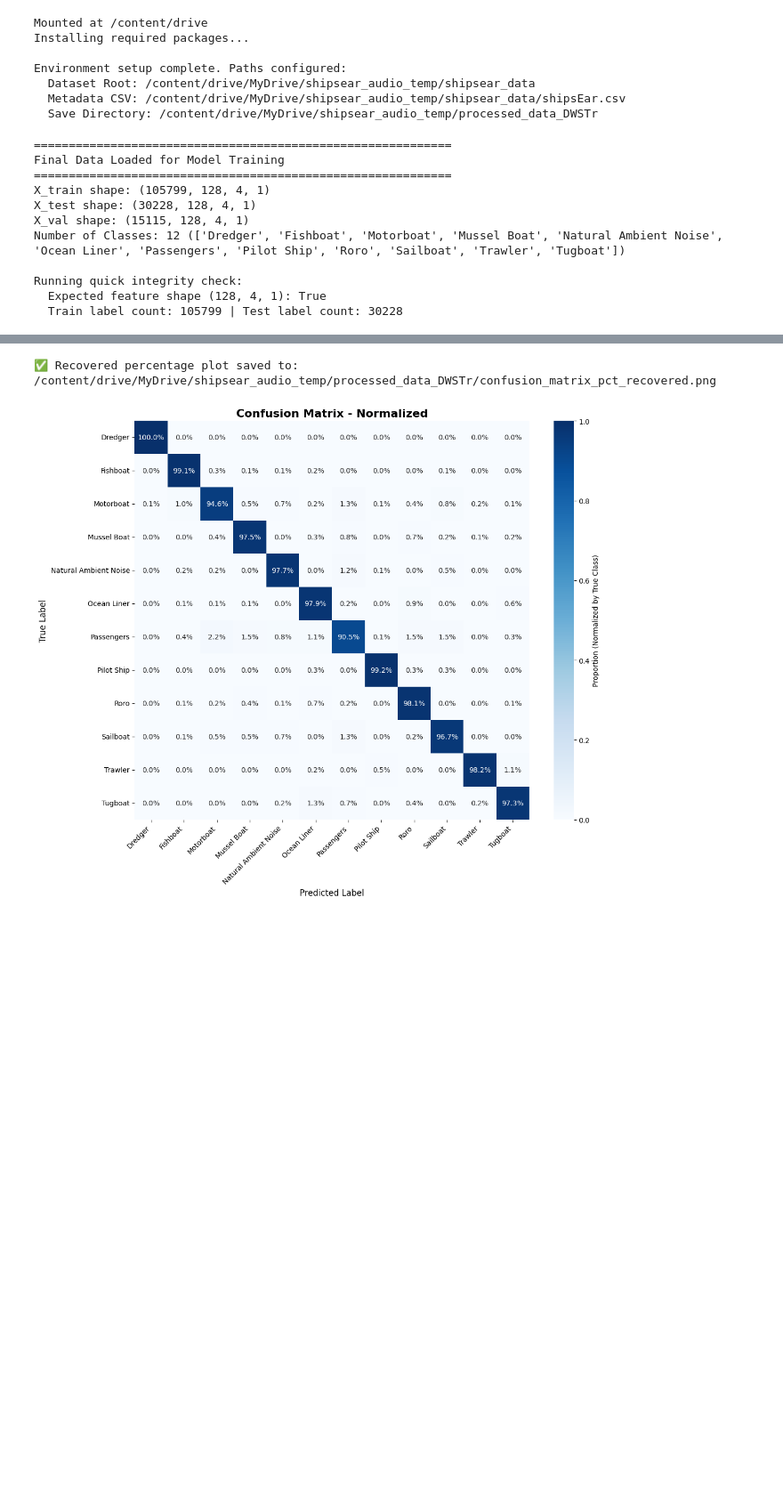
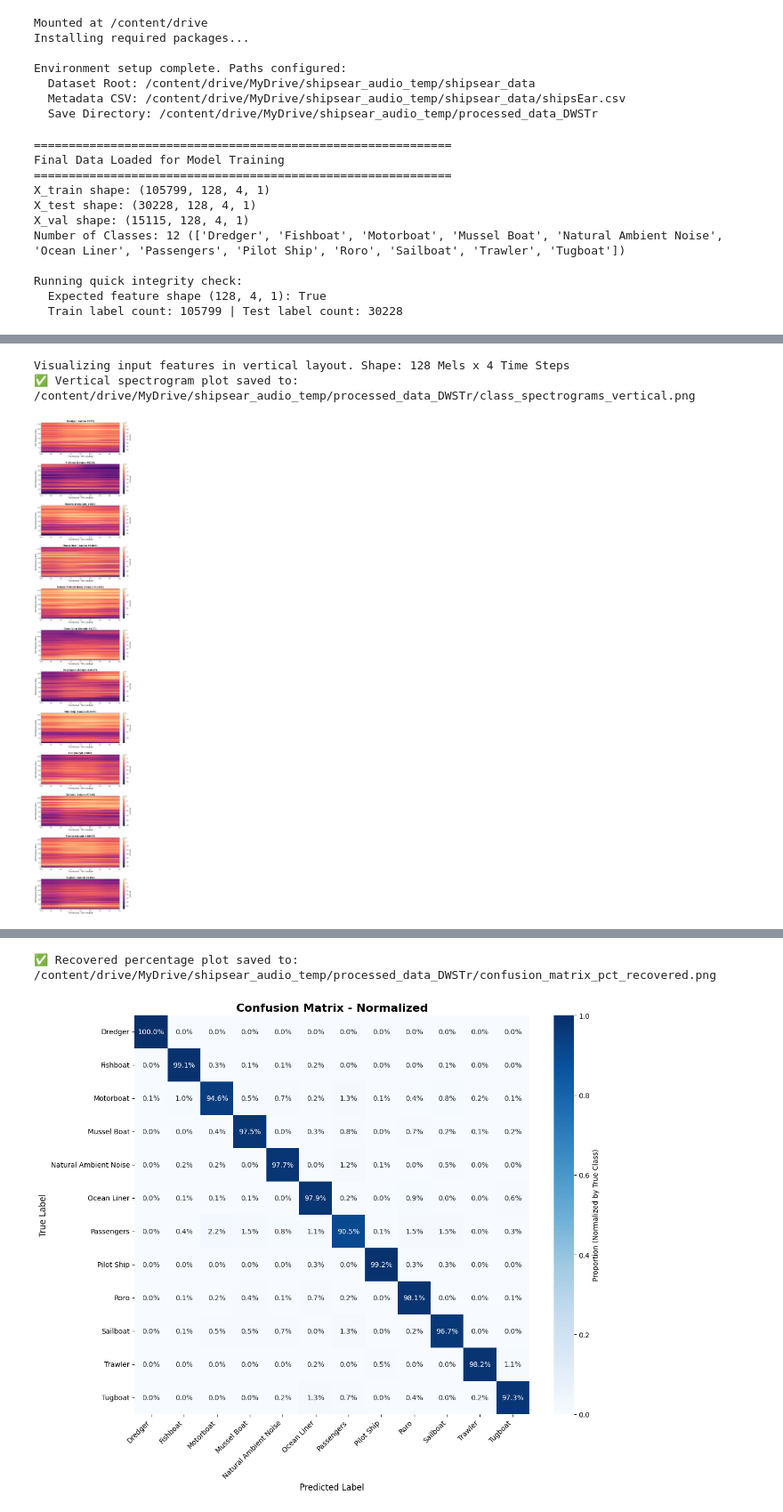
Before and after one commit to aridepai17/SHIPSEAR-AUDIO-CLASSIFICATION, a Jupyter notebook: ShipsEar_Including_Necessary_Changes.ipynb, the cells around one changed output, grey strips where cells are left out. Shown at 89% size. Drawn from its saved outputs; the diff is of its cells as text; code cells hidden in the pictures; blank space fills up the shorter version.

Commit message:
feat: Add more visualizations

```diff
--- a/ShipsEar_Including_Necessary_Changes.ipynb
+++ b/ShipsEar_Including_Necessary_Changes.ipynb
@@ -155,0 +156,65 @@ Visualizing input features. Shape: 128 Mels x 4 Time Steps
+# %%
+import matplotlib.pyplot as plt
+import numpy as np
+import os
+
+def visualize_class_spectrograms_vertical(X, y, class_names):
+    """
+    Plots Mel-Spectrograms in a single column (1 row per class) for maximum clarity.
+    """
+    num_classes = len(class_names)
+
+    # Layout: 12 Rows x 1 Column
+    rows = num_classes
+    cols = 1
+
+    # Increase figure height significantly (e.g., 4 inches per plot * 12 plots = 48 inches)
+    # Width is kept reasonable (e.g., 10 inches)
+    fig, axes = plt.subplots(rows, cols, figsize=(10, 48))
+
+    # Ensure axes is a flat array for easy iteration
+    axes = axes.flatten()
+
+    print(f"Visualizing input features in vertical layout. Shape: {X.shape[1]} Mels x {X.shape[2]} Time Steps")
+
+    for i, class_name in enumerate(class_names):
+        # 1. Find indices for the class
+        indices = np.where(y == i)[0]
+
+        if len(indices) > 0:
+            # 2. Pick a random sample
+            # (Optional: Set a seed like np.random.seed(42) if you want the exact same samples as before)
+            idx = np.random.choice(indices)
+
+            # 3. Get data: (128, 4, 1) -> (128, 4)
+            spectrogram = X[idx].squeeze()
+
+            # 4. Plot
+            ax = axes[i]
+            im = ax.imshow(spectrogram, origin='lower', aspect='auto', cmap='magma')
+
+            ax.set_title(f"{class_name} (Sample #{idx})", fontsize=14, fontweight='bold')
+            ax.set_ylabel("Mel Frequency Bins", fontsize=12)
+            ax.set_xlabel("Time Frames (75ms window)", fontsize=12)
+
+            # Add colorbar to each plot
+            cbar = fig.colorbar(im, ax=ax, fraction=0.046, pad=0.04)
+            cbar.set_label('dB Power', rotation=270, labelpad=15)
+
+        else:
+            axes[i].axis('off')
+
+    plt.tight_layout(pad=3.0) # Add padding between rows
+
+    # Save with a new filename so you don't overwrite the grid version
+    save_path = os.path.join(SAVE_DIR, 'class_spectrograms_vertical.png')
+    plt.savefig(save_path, dpi=300, bbox_inches='tight')
+    print(f"✅ Vertical spectrogram plot saved to: {save_path}")
+    plt.show()
+
+# Execute the function
+visualize_class_spectrograms_vertical(X_test, y_test, class_names)
+# %% [output]
+Visualizing input features in vertical layout. Shape: 128 Mels x 4 Time Steps
+✅ Vertical spectrogram plot saved to: /content/drive/MyDrive/shipsear_audio_temp/processed_data_DWSTr/class_spectrograms_vertical.png
+[figure, added]
```
Also changed, not shown: parts of 2 cells of this notebook.
